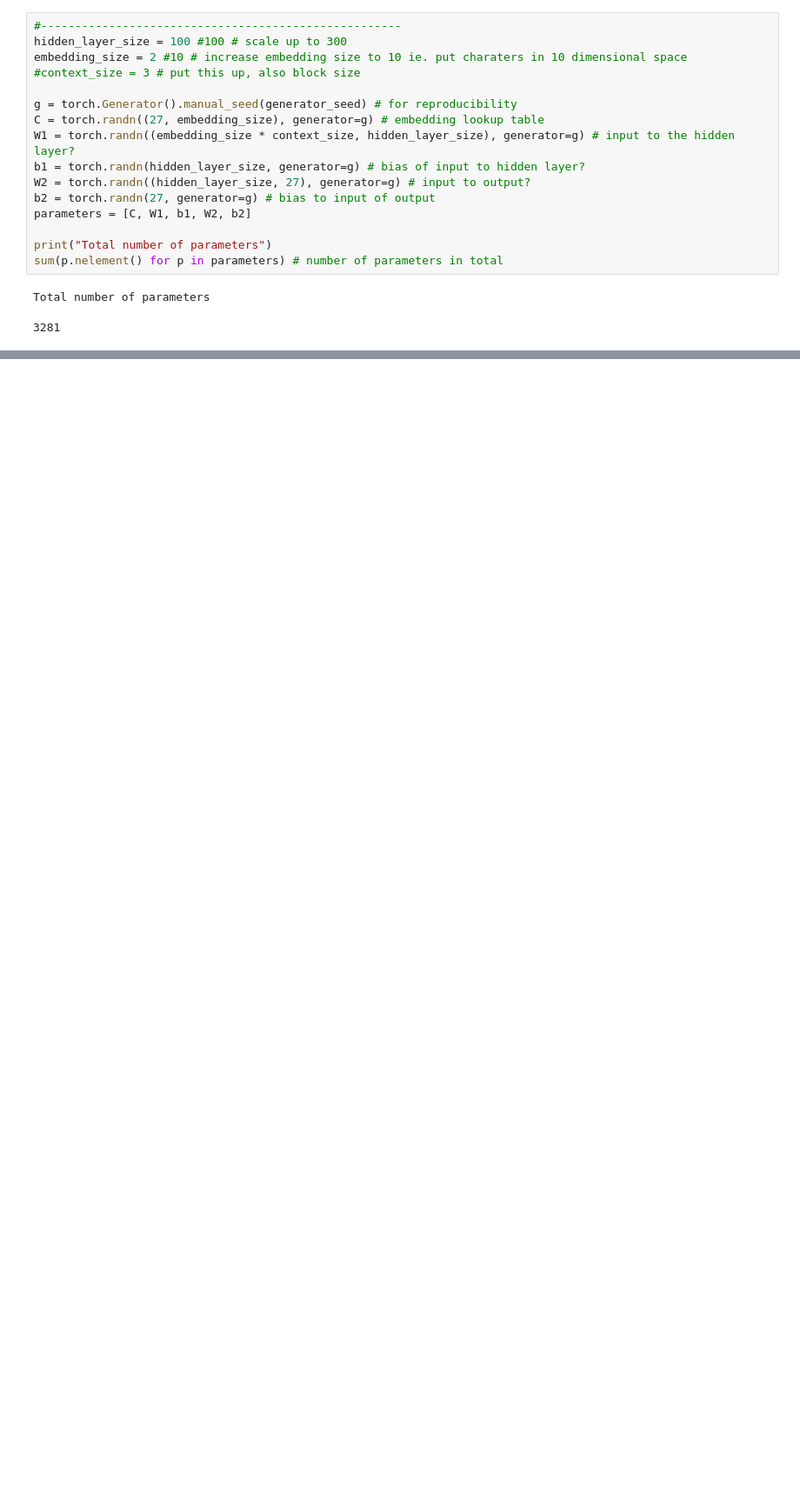
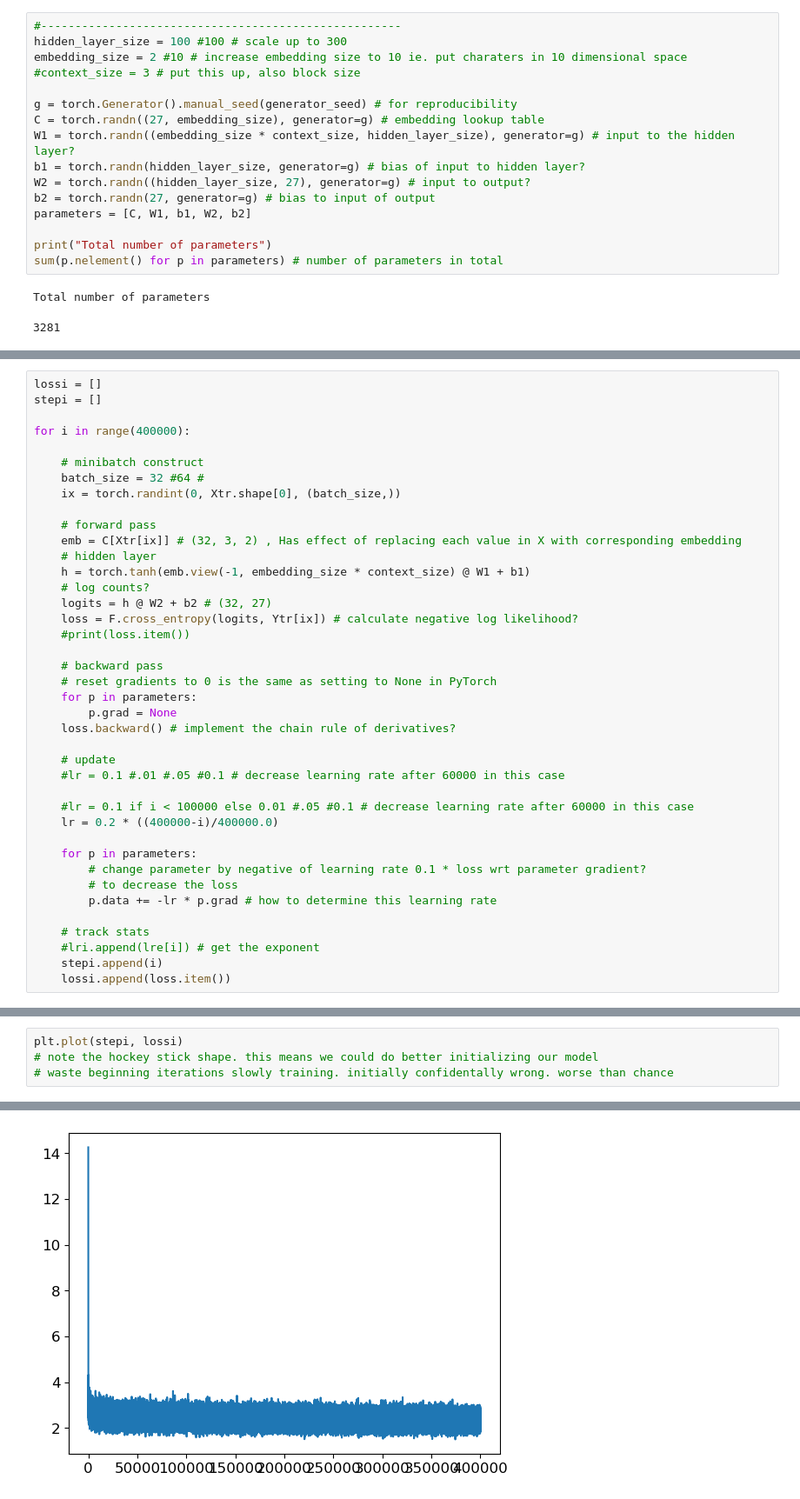
Before and after one commit to mattheweallen/special-memory, a Jupyter notebook: babys_first_language_model/babys_first_language_model.ipynb, the cells around one changed output, grey strips where cells are left out. Shown at 87% size. Cells and saved outputs as stored; diff of their text form; blank space fills up the shorter version.

Commit message:
run first training of model and compute loss

```diff
--- a/babys_first_language_model/babys_first_language_model.ipynb
+++ b/babys_first_language_model/babys_first_language_model.ipynb
@@ -491,0 +496,40 @@ Total number of parameters
+# %%
+lossi = []
+stepi = []
+
+for i in range(400000):
+
+    # minibatch construct
+    batch_size = 32 #64 #
+    ix = torch.randint(0, Xtr.shape[0], (batch_size,))
+
+    # forward pass
+    emb = C[Xtr[ix]] # (32, 3, 2) , Has effect of replacing each value in X with corresponding embedding
+    # hidden layer
+    h = torch.tanh(emb.view(-1, embedding_size * context_size) @ W1 + b1)
+    # log counts?
+    logits = h @ W2 + b2 # (32, 27)
+    loss = F.cross_entropy(logits, Ytr[ix]) # calculate negative log likelihood?
+    #print(loss.item())
+
+    # backward pass
+    # reset gradients to 0 is the same as setting to None in PyTorch
+    for p in parameters:
+        p.grad = None
+    loss.backward() # implement the chain rule of derivatives?
+
+    # update
+    #lr = 0.1 #.01 #.05 #0.1 # decrease learning rate after 60000 in this case
+
+    #lr = 0.1 if i < 100000 else 0.01 #.05 #0.1 # decrease learning rate after 60000 in this case
+    lr = 0.2 * ((400000-i)/400000.0)
+
+    for p in parameters:
+        # change parameter by negative of learning rate 0.1 * loss wrt parameter gradient?
+        # to decrease the loss
+        p.data += -lr * p.grad # how to determine this learning rate
+
+    # track stats
+    #lri.append(lre[i]) # get the exponent
+    stepi.append(i)
+    lossi.append(loss.item())
@@ -491,0 +558,5 @@ Total number of parameters
+# %%
+plt.plot(stepi, lossi)
+# note the hockey stick shape. this means we could do better initializing our model
+# waste beginning iterations slowly training. initially confidentally wrong. worse than chance
+# %% [output]
@@ -491,0 +564 @@ Total number of parameters
+[figure, added]
```
Also changed, not shown: parts of 4 cells of this notebook.
